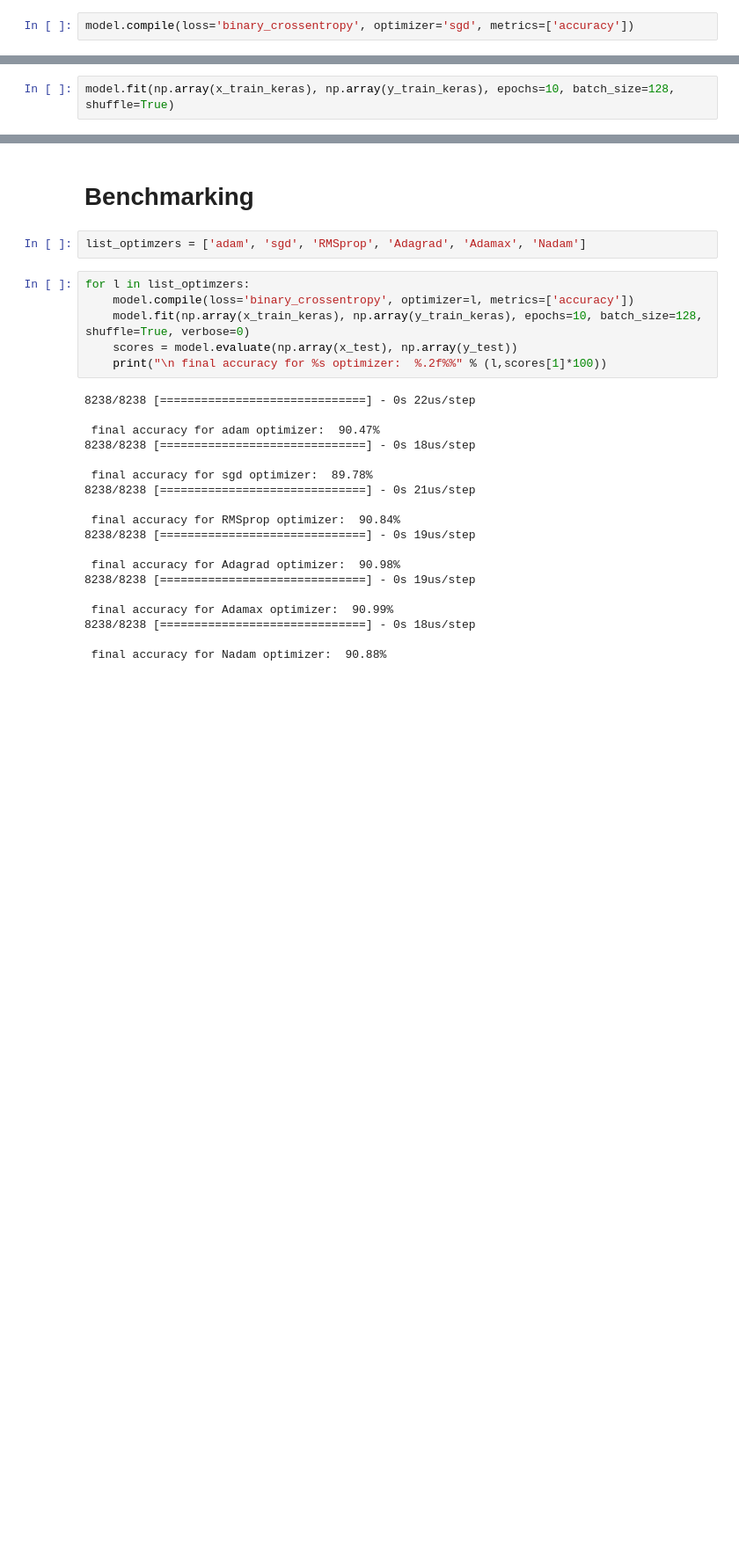
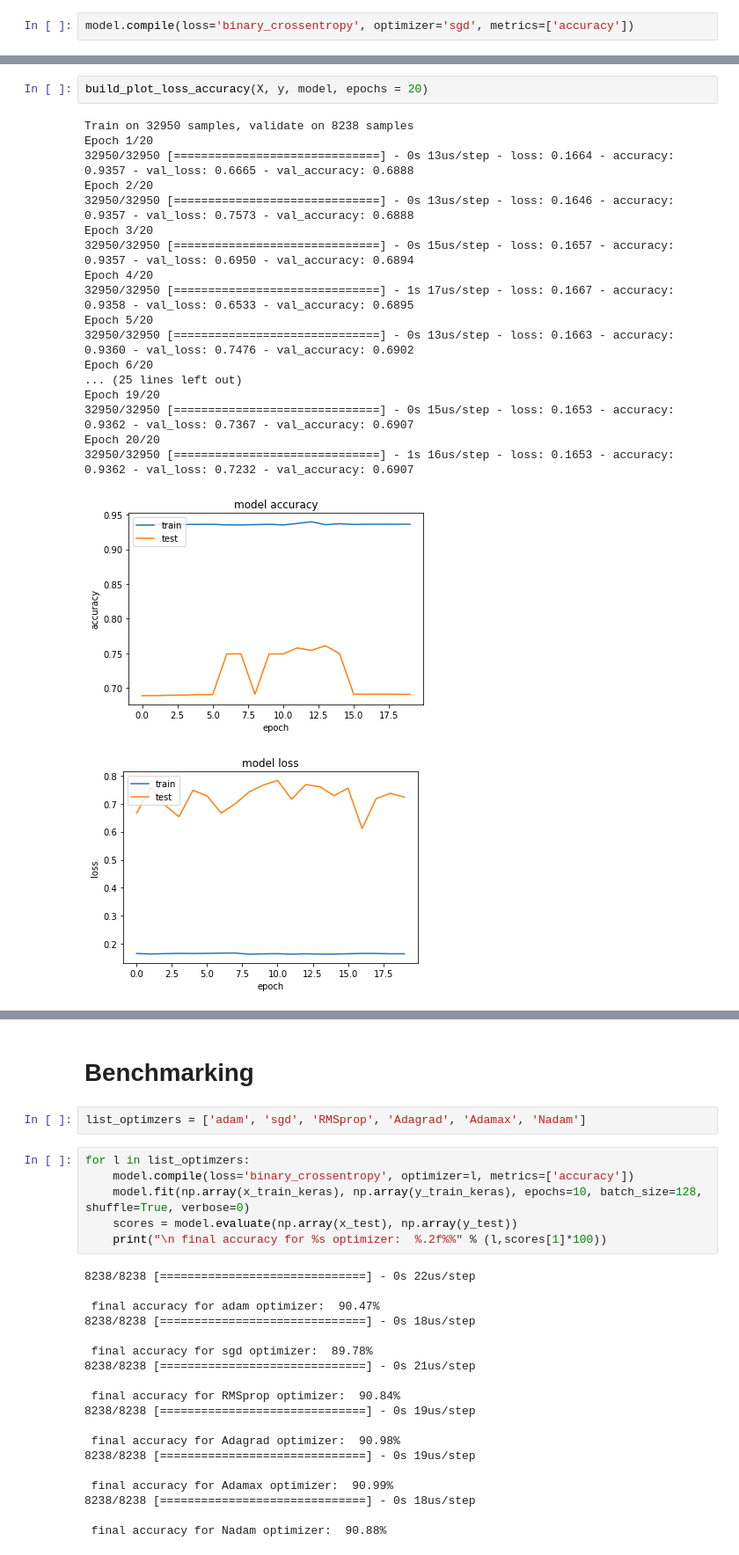
Before and after one commit to jalil-M/Opt-Project, a Jupyter notebook: test-jalil.ipynb, the cells around one changed output, grey strips where cells are left out. Shown at 88% size. Saved outputs shown, nothing was run; the diff lists cells and outputs as text; blank space fills up the shorter version.

Commit message:
figures for the report

```diff
--- a/test-jalil.ipynb
+++ b/test-jalil.ipynb
@@ -225,3 +123 @@ y_train_keras = np.array(y_train)
 y_train_keras = y_train_keras.reshape(y_train_keras.shape[0], 1)
-# %%
-model.fit(np.array(x_train_keras), np.array(y_train_keras), epochs=10, batch_size=128, shuffle=True)
@@ -249,0 +124,22 @@ Epoch 10/10
+# %%
+build_plot_loss_accuracy(X, y, model, epochs = 20)
+# %% [output]
+Train on 32950 samples, validate on 8238 samples
+Epoch 1/20
+32950/32950 [==============================] - 0s 13us/step - loss: 0.1664 - accuracy: 0.9357 - val_loss: 0.6665 - val_accuracy: 0.6888
+Epoch 2/20
+32950/32950 [==============================] - 0s 13us/step - loss: 0.1646 - accuracy: 0.9357 - val_loss: 0.7573 - val_accuracy: 0.6888
+Epoch 3/20
+32950/32950 [==============================] - 0s 15us/step - loss: 0.1657 - accuracy: 0.9357 - val_loss: 0.6950 - val_accuracy: 0.6894
+Epoch 4/20
+32950/32950 [==============================] - 1s 17us/step - loss: 0.1667 - accuracy: 0.9358 - val_loss: 0.6533 - val_accuracy: 0.6895
+Epoch 5/20
+32950/32950 [==============================] - 0s 13us/step - loss: 0.1663 - accuracy: 0.9360 - val_loss: 0.7476 - val_accuracy: 0.6902
+Epoch 6/20
+... (25 lines left out)
+Epoch 19/20
+32950/32950 [==============================] - 0s 15us/step - loss: 0.1653 - accuracy: 0.9362 - val_loss: 0.7367 - val_accuracy: 0.6907
+Epoch 20/20
+32950/32950 [==============================] - 1s 16us/step - loss: 0.1653 - accuracy: 0.9362 - val_loss: 0.7232 - val_accuracy: 0.6907
+[figure, added]
+[figure, added]
```
Also changed, not shown: parts of 20 cells of this notebook, 10 other files.
